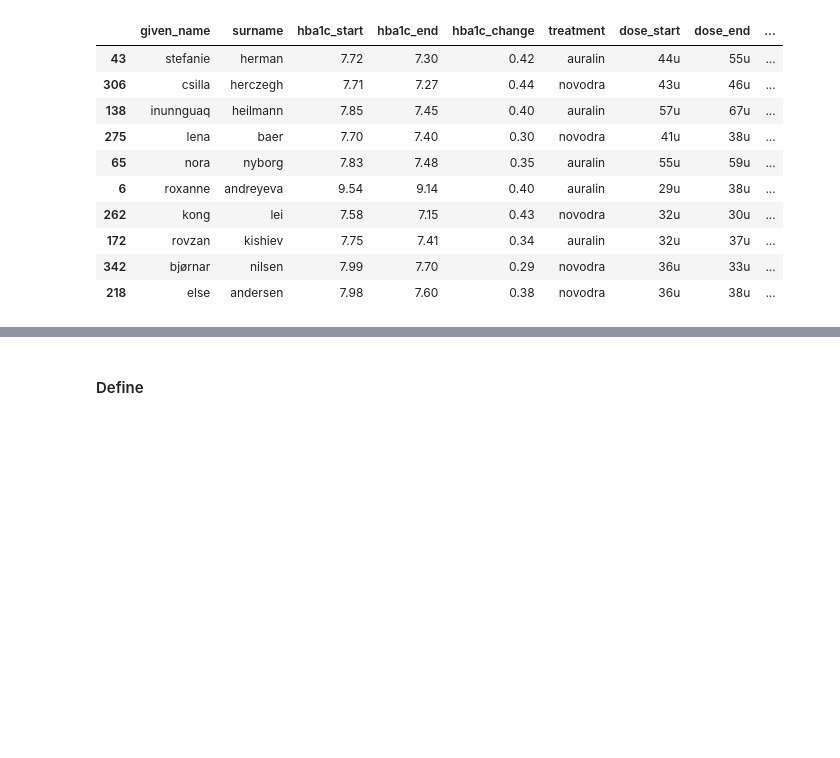
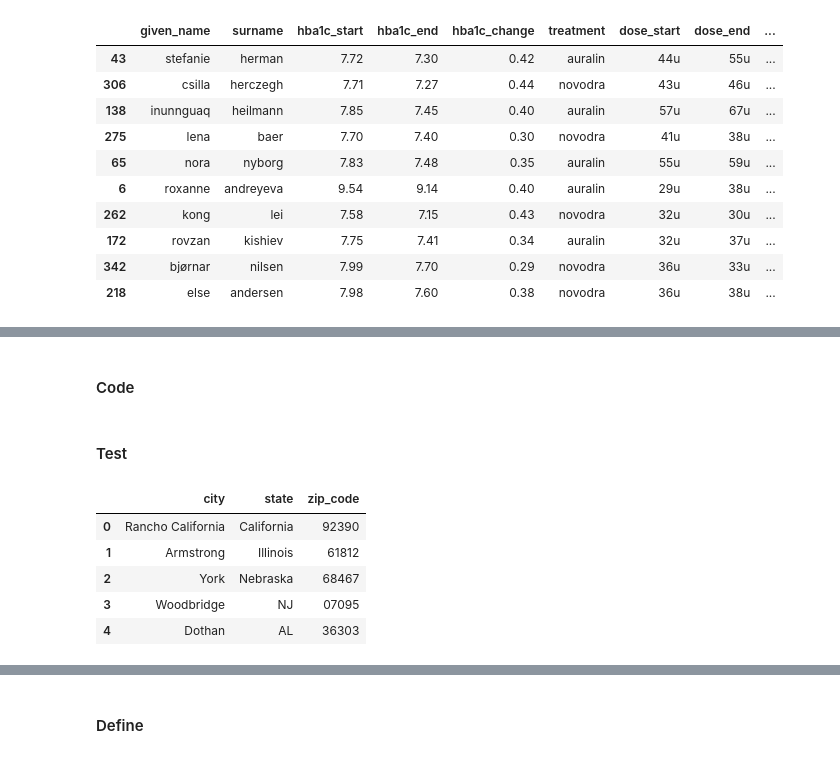
Before and after one commit to mccormd1/Analytics_Nanodegree, a Jupyter notebook: 3-Data Wrangling/Wrangling_materials/3-oral_insulin/oral_insulin.ipynb, the cells around one changed output, grey strips where cells are left out. Cells and saved outputs as stored; diff of their text form; code cells hidden in the pictures; blank space fills up the shorter version.

```diff
--- a/3-Data Wrangling/Wrangling_materials/3-oral_insulin/oral_insulin.ipynb
+++ b/3-Data Wrangling/Wrangling_materials/3-oral_insulin/oral_insulin.ipynb
@@ -611,0 +662,2 @@ treatments_clean.sample(10,random_state=10)
+# %% [markdown]
+#### Code
@@ -611,0 +666,11 @@ treatments_clean.sample(10,random_state=10)
+# %% [markdown]
+#### Test
+# %%
+patients_clean[['city','state','zip_code']].head()
+# %% [output]
+|  | city | state | zip_code |
+| 0 | Rancho California | California | 92390 |
+| 1 | Armstrong | Illinois | 61812 |
+| 2 | York | Nebraska | 68467 |
+| 3 | Woodbridge | NJ | 07095 |
+| 4 | Dothan | AL | 36303 |
```
Also changed, not shown: parts of 55 cells of this notebook.
